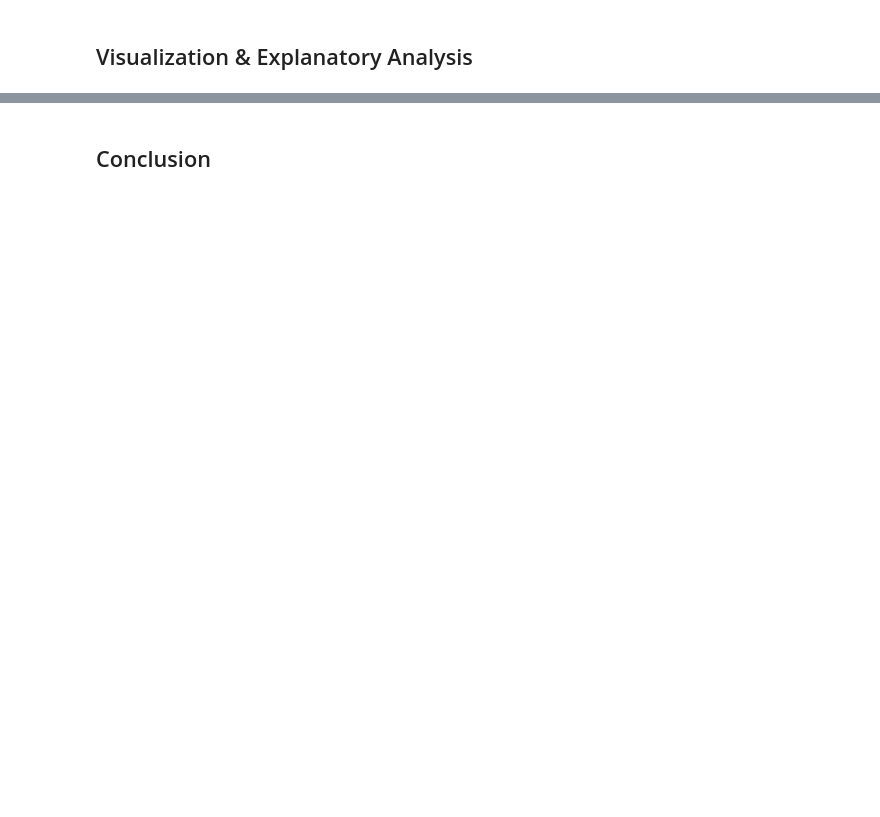
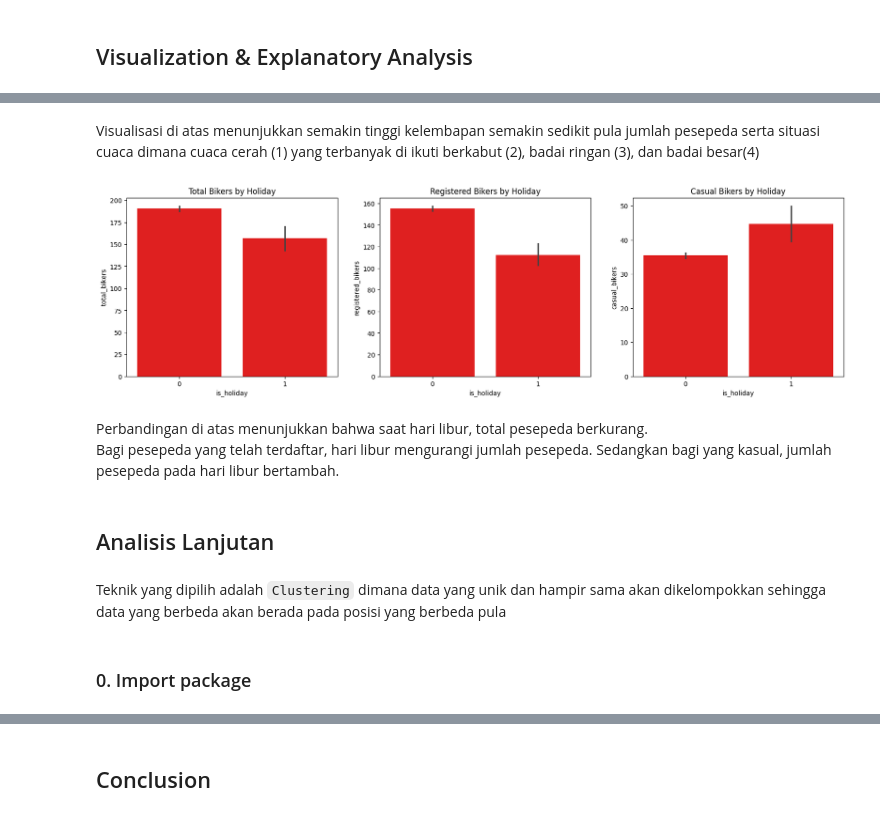
Before and after one commit to Afadfath03/Dicoding_DA, a Jupyter notebook: notebook.ipynb, the cells around one changed output, grey strips where cells are left out. Drawn from its saved outputs; the diff is of its cells as text; code cells hidden in the pictures; blank space fills up the shorter version.

```diff
--- a/notebook.ipynb
+++ b/notebook.ipynb
@@ -414,0 +292,42 @@ Dari hasil pengelompokan/clustering, terbagi 4 cluster yaitu:
+# %% [markdown]
+Visualisasi di atas menunjukkan semakin tinggi kelembapan semakin sedikit pula jumlah pesepeda serta situasi cuaca dimana cuaca cerah (1) yang terbanyak di ikuti berkabut (2), badai ringan (3), dan badai besar(4)
+# %%
+fig, ax = plt.subplots(nrows=1, ncols=3, figsize=(20, 5))
+
+sns.barplot(
+    x='is_holiday',
+    y='total_bikers',
+    data=df_hour,
+    color='red',
+    ax=ax[0])
+ax[0].set_title('Total Bikers by Holiday')
+
+sns.barplot(
+    x='is_holiday',
+    y='registered_bikers',
+    data=df_hour,
+    color='red',
+    ax=ax[1])
+ax[1].set_title('Registered Bikers by Holiday')
+
+sns.barplot(
+    x='is_holiday',
+    y='casual_bikers',
+    data=df_hour,
+    color='red',
+    ax=ax[2])
+ax[2].set_title('Casual Bikers by Holiday')
+
+plt.show()
+# %% [output]
+[figure, added]
+# %% [markdown]
+Perbandingan di atas menunjukkan bahwa saat hari libur, total pesepeda berkurang.
+<br>
+Bagi pesepeda yang telah terdaftar, hari libur mengurangi jumlah pesepeda. Sedangkan bagi yang kasual, jumlah pesepeda pada hari libur bertambah.
+# %% [markdown]
+## Analisis Lanjutan
+# %% [markdown]
+Teknik yang dipilih adalah `Clustering` dimana data yang unik dan hampir sama akan dikelompokkan sehingga data yang berbeda akan berada pada posisi yang berbeda pula
+# %% [markdown]
+### 0. Import package
```
Also changed, not shown: parts of 101 cells of this notebook, 4 other files.
